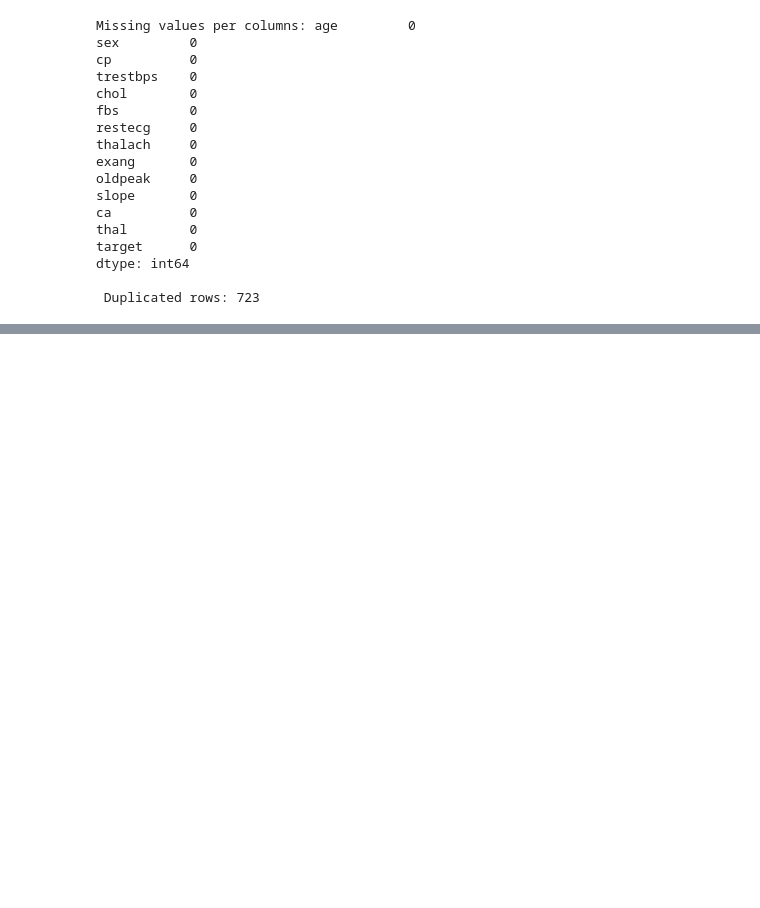
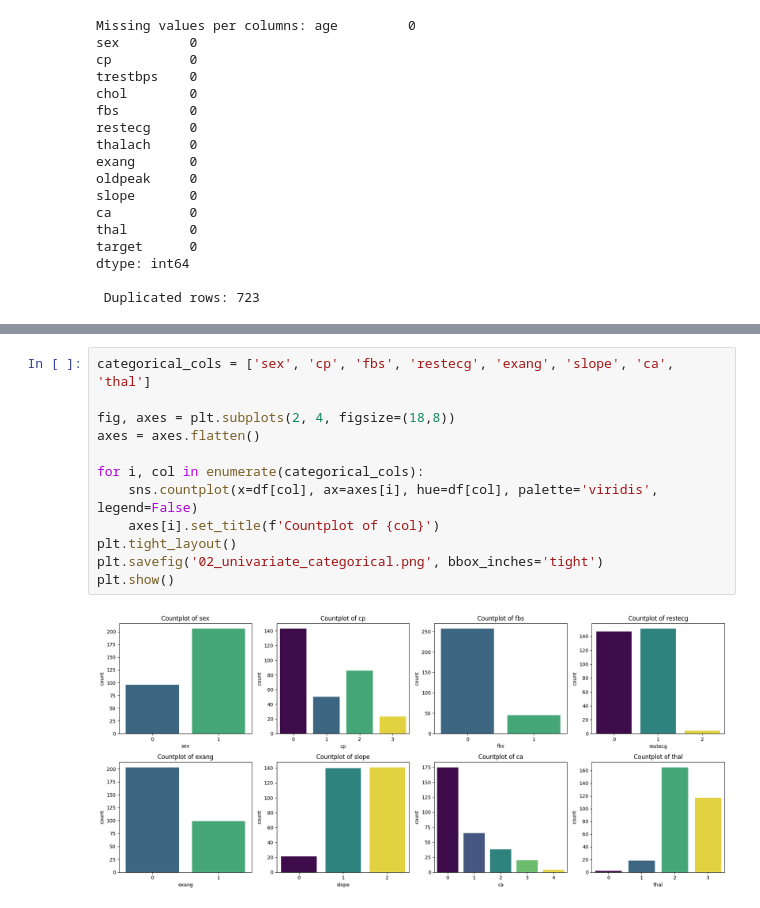
Before and after one commit to VishRoy/kaggle-notebook, a Jupyter notebook: Logistic_Regression.ipynb, the cells around one changed output, grey strips where cells are left out. Cells and saved outputs as stored; diff of their text form; blank space fills up the shorter version.

```diff
--- a/Logistic_Regression.ipynb
+++ b/Logistic_Regression.ipynb
@@ -81,0 +132,14 @@ dtype: int64
+# %%
+categorical_cols = ['sex', 'cp', 'fbs', 'restecg', 'exang', 'slope', 'ca', 'thal']
+
+fig, axes = plt.subplots(2, 4, figsize=(18,8))
+axes = axes.flatten()
+
+for i, col in enumerate(categorical_cols):
+    sns.countplot(x=df[col], ax=axes[i], hue=df[col], palette='viridis', legend=False)
+    axes[i].set_title(f'Countplot of {col}')
+plt.tight_layout()
+plt.savefig('02_univariate_categorical.png', bbox_inches='tight')
+plt.show()
+# %% [output]
+[figure, added]
```
Also changed, not shown: parts of 11 cells of this notebook.
